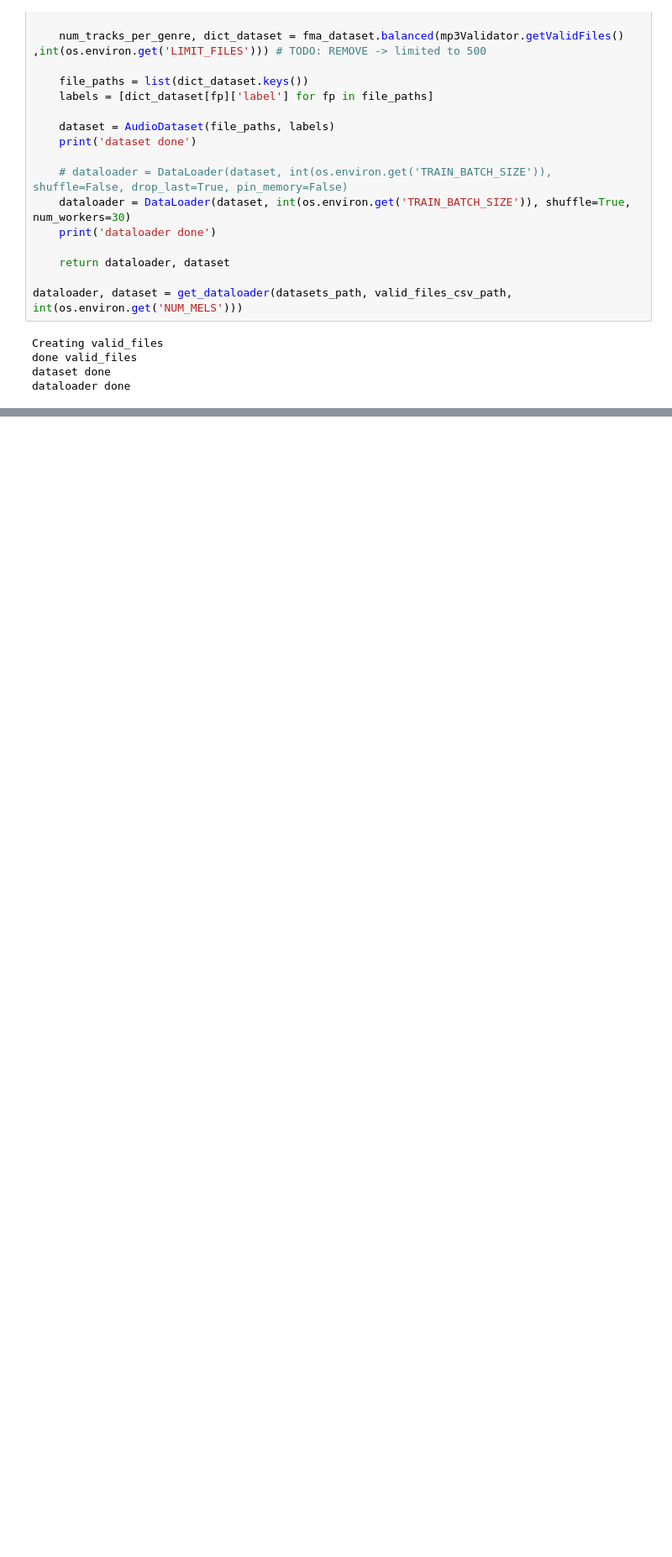
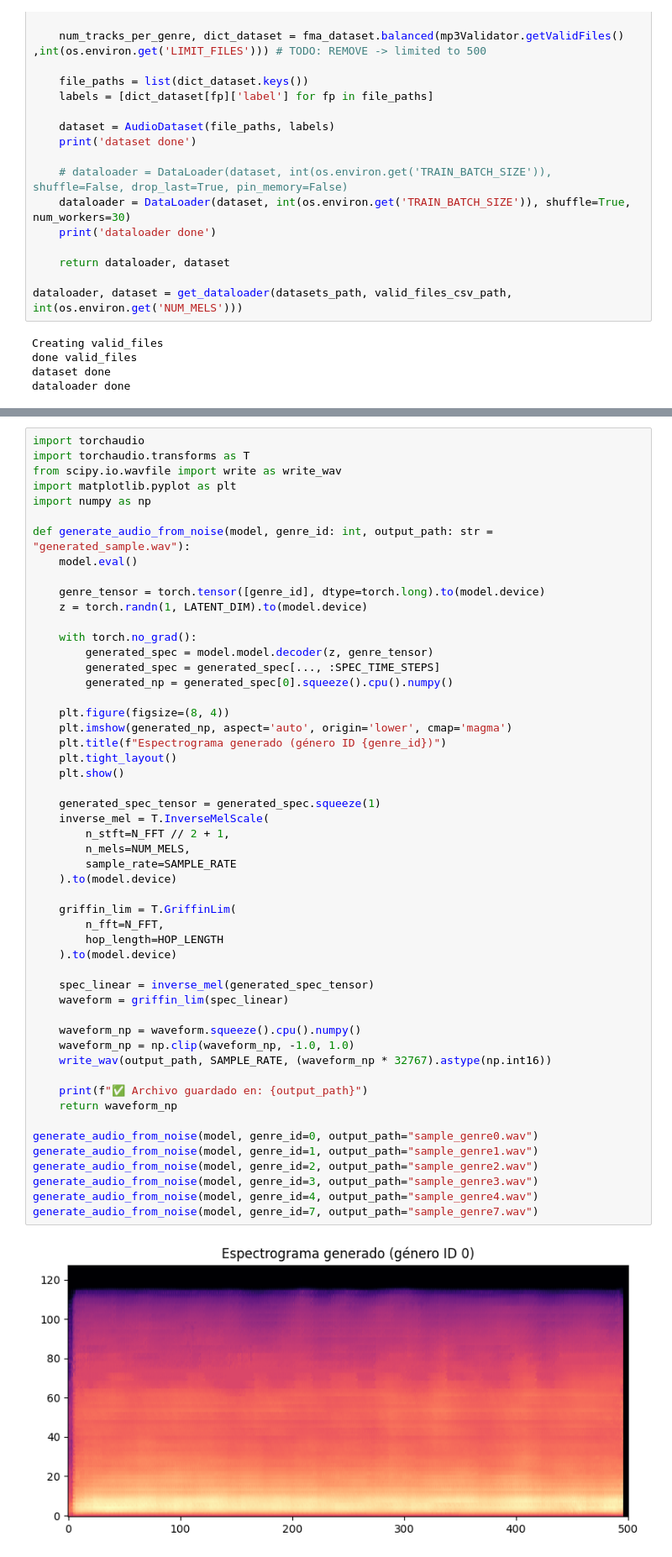
Before and after one commit to lukemaster/euterpe, a Jupyter notebook: vae_executor.train.ipynb, the cells around one changed output, grey strips where cells are left out. Shown at 84% size. Saved outputs shown, nothing was run; the diff lists cells and outputs as text; blank space fills up the shorter version.

```diff
--- a/vae_executor.train.ipynb
+++ b/vae_executor.train.ipynb
@@ -338,0 +242,54 @@ generate_from_noise(model,5)
+# %%
+import torchaudio
+import torchaudio.transforms as T
+from scipy.io.wavfile import write as write_wav
+import matplotlib.pyplot as plt
+import numpy as np
+
+def generate_audio_from_noise(model, genre_id: int, output_path: str = "generated_sample.wav"):
+    model.eval()
+
+    genre_tensor = torch.tensor([genre_id], dtype=torch.long).to(model.device)
+    z = torch.randn(1, LATENT_DIM).to(model.device)
+
+    with torch.no_grad():
+        generated_spec = model.model.decoder(z, genre_tensor)
+        generated_spec = generated_spec[..., :SPEC_TIME_STEPS]
+        generated_np = generated_spec[0].squeeze().cpu().numpy()
+
+    plt.figure(figsize=(8, 4))
+    plt.imshow(generated_np, aspect='auto', origin='lower', cmap='magma')
+    plt.title(f"Espectrograma generado (género ID {genre_id})")
+    plt.tight_layout()
+    plt.show()
+
+    generated_spec_tensor = generated_spec.squeeze(1)
+    inverse_mel = T.InverseMelScale(
+        n_stft=N_FFT // 2 + 1,
+        n_mels=NUM_MELS,
+        sample_rate=SAMPLE_RATE
+    ).to(model.device)
+
+    griffin_lim = T.GriffinLim(
+        n_fft=N_FFT,
+        hop_length=HOP_LENGTH
+    ).to(model.device)
+
+    spec_linear = inverse_mel(generated_spec_tensor)
+    waveform = griffin_lim(spec_linear)
+
+    waveform_np = waveform.squeeze().cpu().numpy()
+    waveform_np = np.clip(waveform_np, -1.0, 1.0)
+    write_wav(output_path, SAMPLE_RATE, (waveform_np * 32767).astype(np.int16))
+
+    print(f"✅ Archivo guardado en: {output_path}")
+    return waveform_np
+
+generate_audio_from_noise(model, genre_id=0, output_path="sample_genre0.wav")
+generate_audio_from_noise(model, genre_id=1, output_path="sample_genre1.wav")
+generate_audio_from_noise(model, genre_id=2, output_path="sample_genre2.wav")
+generate_audio_from_noise(model, genre_id=3, output_path="sample_genre3.wav")
+generate_audio_from_noise(model, genre_id=4, output_path="sample_genre4.wav")
+generate_audio_from_noise(model, genre_id=7, output_path="sample_genre7.wav")
+# %% [output]
+[figure, added]
```
Also changed, not shown: parts of 6 cells of this notebook.
